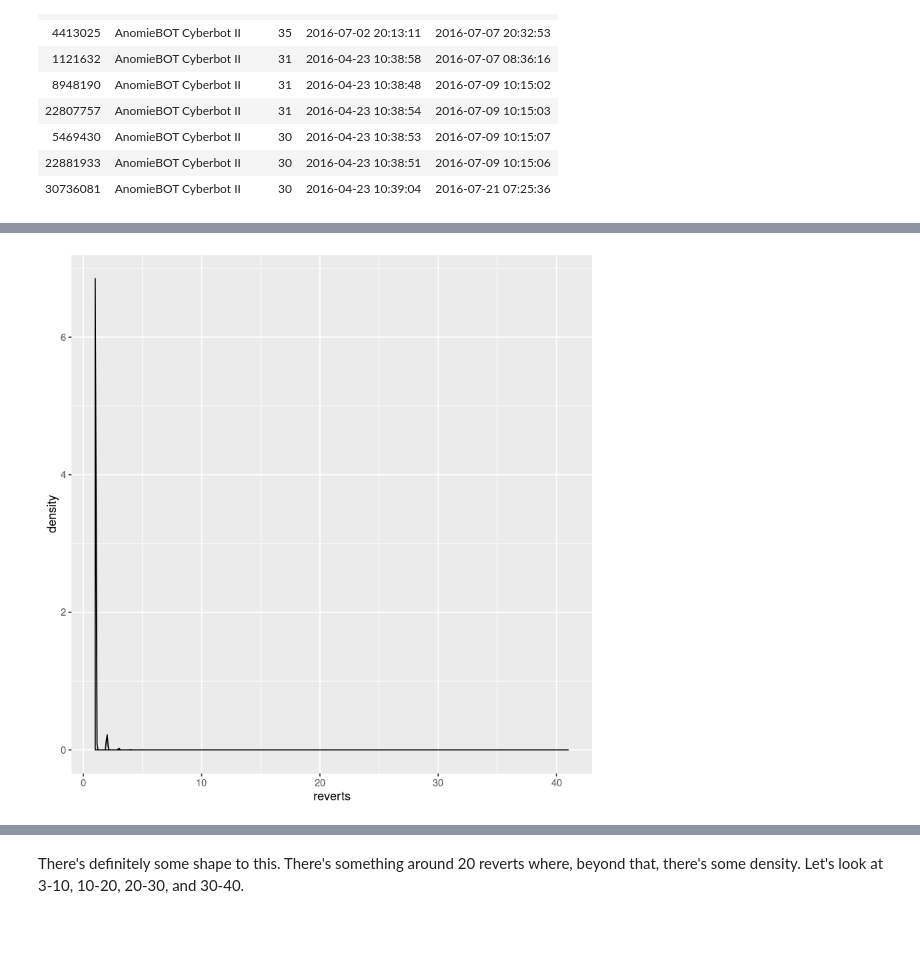
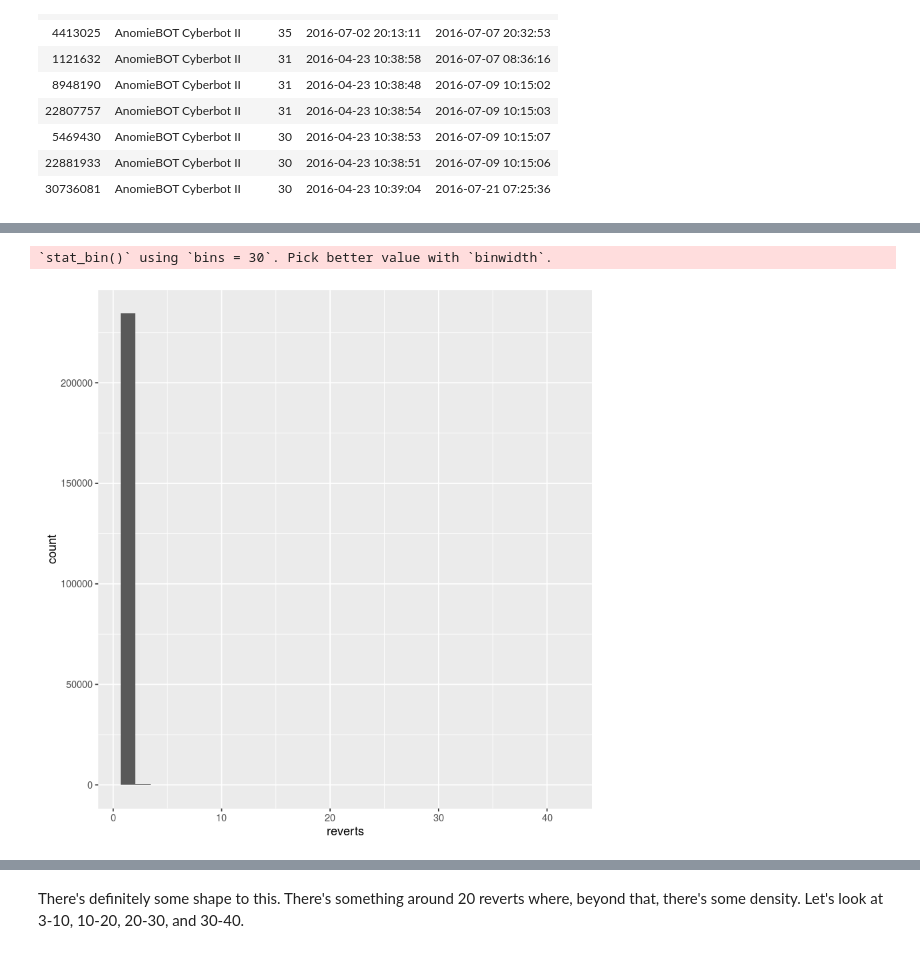
Before and after one commit to halfak/are-the-bots-really-fighting, a Jupyter notebook: analysis/exploratory/most_reverty_pages.ipynb, the cells around one changed output, grey strips where cells are left out. Cells and saved outputs as stored; diff of their text form; code cells hidden in the pictures.

```diff
--- a/analysis/exploratory/most_reverty_pages.ipynb
+++ b/analysis/exploratory/most_reverty_pages.ipynb
@@ -116,7 +157,8 @@ dt[reverting_user_text %in% c("AnomieBOT", "Cyberbot II") &
 # %%
 ggplot(page_bot_pairs, aes(x=reverts)) +
-geom_density()
+geom_histogram(binwidth=1)
 # %% [output]
+`stat_bin()` using `bins = 30`. Pick better value with `binwidth`.
-[figure, old version]
+[figure, new version]
 # %%
 ggplot(page_bot_pairs[reverts > 2,], aes(x=reverts)) +
```
Also changed, not shown: parts of 10 cells of this notebook, 3 other files.
